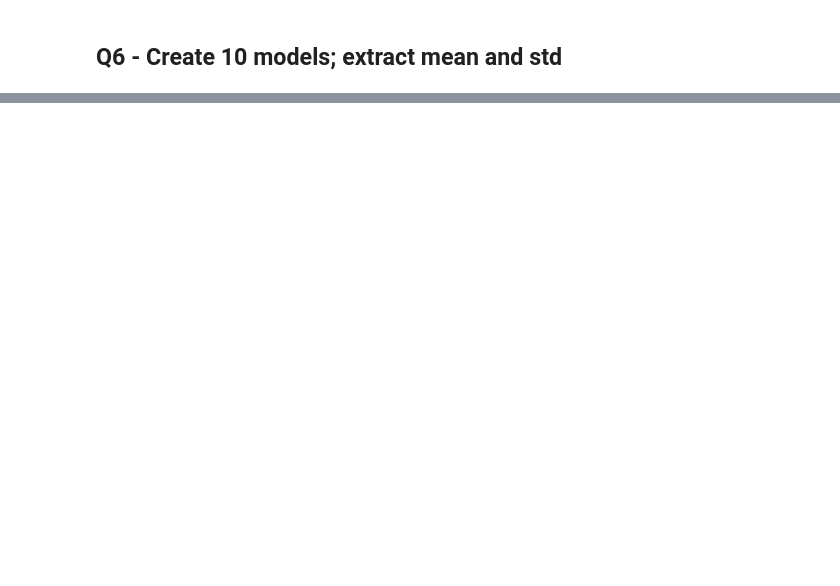
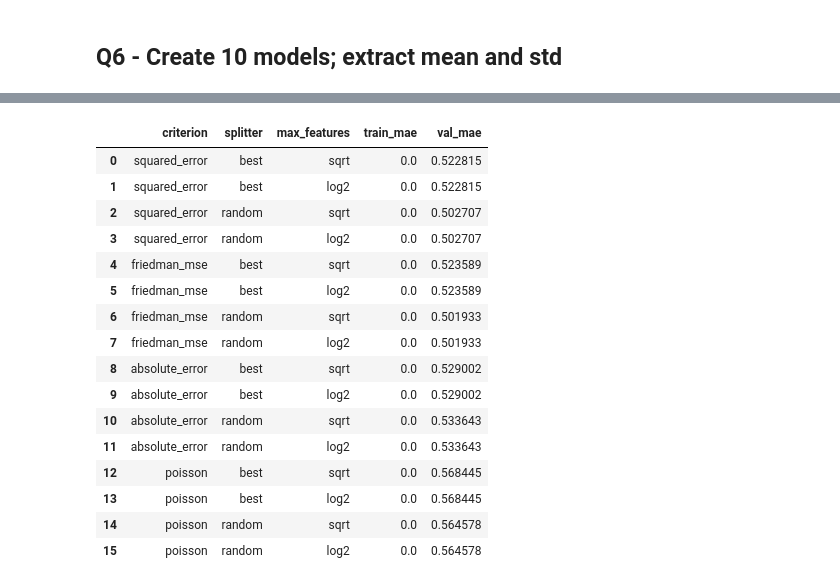
Before and after one commit to lazarosgogos/ML-exercises, a Jupyter notebook: ML_Project_4.ipynb, the cells around one changed output, grey strips where cells are left out. Drawn from its saved outputs; the diff is of its cells as text; code cells hidden in the pictures; blank space fills up the shorter version.

```diff
--- a/ML_Project_4.ipynb
+++ b/ML_Project_4.ipynb
@@ -280,6 +280,7 @@ Residual sugar's correlation with quality is -0.04<0, meaning that the sweeter t
 # %% [markdown]
 ## Q4 - Creating a dataset for evaluation
 # %%
+df = df.dropna() # cleanup before feeding to model
 X, Y = df.drop(columns=['quality']), df['quality']
 X['type'] = X['type'].map({'white':0, 'red':1})
 
@@ -288,3 +289,4 @@ test_size = .1
 seed = 0
 x_train, x_test, y_train, y_test = train_test_split(X, Y, test_size=test_size,
                                                     random_state=seed)
+df.isnull().sum()
@@ -301,2 +319,19 @@ Mean absolute error of a Decision Tree Regressor is: 44.77%
 # %% [markdown]
 ## Q6 - Create 10 models; extract mean and std
+# %%
+seeds = range(0,10)
+maes = []
+for seed in seeds:
+  test_size = .1
+  seed = 0
+  x_train, x_test, y_train, y_test = train_test_split(X, Y, test_size=test_size,
+                                                      random_state=seed)
+  dtr = DecisionTreeRegressor(random_state=seed)
+  dtr.fit(x_train, y_train)
+  y_preds = dtr.predict(x_test)
+  error = round(mean_absolute_error(y_test, y_preds) * 100, 2)
+  maes.append(error)
+maes = np.array(maes)
+mean = maes.mean()
+std = maes.std()
+print(f'The mean absolute error is {mean:.2f}%, and the std is {std:.2f}%, over 10 runs')
@@ -302,0 +344,53 @@ Mean absolute error of a Decision Tree Regressor is: 44.77%
+# %%
+test_size = .1
+val_size = 2/9 # 20% out of the 90% that contains the dataset
+seed=0
+x_train, x_test, y_train, y_test = train_test_split(X, Y, test_size=test_size,
+                                                    random_state=seed)
+x_train, x_val, y_train, y_val = train_test_split(x_train, y_train,
+                                                  test_size=val_size,
+                                                  random_state=seed)
+# Y.shape, y_train.shape, y_val.shape, y_test.shape
+print(f'Train set percentage: {(y_train.shape[0]/Y.shape[0])*100:.2f}%')
+print(f'Val set percentage  : {(y_val.shape[0]/Y.shape[0])*100:.2f}%')
+print(f'Test set percentage : {(y_test.shape[0]/Y.shape[0])*100:.2f}%')
+
+config = {'criterion': ['squared_error', 'friedman_mse', 'absolute_error', 'poisson'],
+          'splitter': ['best', 'random'],
+          # 'max_depth': [2,4,8,16,32,64],
+          # 'min_samples_split': [2,4,8,16,32,64],
+          'max_features': ['sqrt', 'log2'],
+          'random_state': [seed],
+          }
+results = []
+grid_cols = [*config.keys()]
+grid_cols.remove('random_state')
+grid_cols.extend(['train_mae', 'val_mae'])
+grid_df = pd.DataFrame(columns=grid_cols)
+for criterion in config['criterion']:
+  for splitter in config['splitter']:
+    for max_features in config['max_features']:
+      for random_state in config['random_state']:
+      # for min_samples_leaf in config['min_samples_leaf']:
+      #   for max_features in config['max_features']:
+      #     for ccp_alpha in config['ccp_alpha']:
+            tree = DecisionTreeRegressor(criterion=criterion,
+                                         splitter=splitter,
+                                          # max_depth=max_depth,
+                                          # min_samples_split=min_samples_split,
+                                          # min_samples_leaf=min_samples_leaf,
+                                          max_features=max_features,
+                                          # ccp_alpha=ccp_alpha
+                                          random_state=random_state,
+                                         )
+            tree.fit(x_train, y_train)
+            y_pred_train = tree.predict(x_train)
+            y_pred_val = tree.predict(x_val)
+            tree_mae_train = mean_absolute_error(y_train, y_pred_train)
+            tree_mae_val = mean_absolute_error(y_val, y_pred_val)
+            results.append((criterion, splitter, max_features,
+                            tree_mae_train, tree_mae_val))
+
+grid_df = pd.DataFrame(results, columns=grid_cols)
+grid_df
+# %% [output]
@@ -302,0 +400,17 @@ Mean absolute error of a Decision Tree Regressor is: 44.77%
+|  | criterion | splitter | max_features | train_mae | val_mae |
+| 0 | squared_error | best | sqrt | 0.0 | 0.522815 |
+| 1 | squared_error | best | log2 | 0.0 | 0.522815 |
+| 2 | squared_error | random | sqrt | 0.0 | 0.502707 |
+| 3 | squared_error | random | log2 | 0.0 | 0.502707 |
+| 4 | friedman_mse | best | sqrt | 0.0 | 0.523589 |
+| 5 | friedman_mse | best | log2 | 0.0 | 0.523589 |
+| 6 | friedman_mse | random | sqrt | 0.0 | 0.501933 |
+| 7 | friedman_mse | random | log2 | 0.0 | 0.501933 |
+| 8 | absolute_error | best | sqrt | 0.0 | 0.529002 |
+| 9 | absolute_error | best | log2 | 0.0 | 0.529002 |
+| 10 | absolute_error | random | sqrt | 0.0 | 0.533643 |
+| 11 | absolute_error | random | log2 | 0.0 | 0.533643 |
+| 12 | poisson | best | sqrt | 0.0 | 0.568445 |
+| 13 | poisson | best | log2 | 0.0 | 0.568445 |
+| 14 | poisson | random | sqrt | 0.0 | 0.564578 |
+| 15 | poisson | random | log2 | 0.0 | 0.564578 |
```
Also changed, not shown: parts of 15 cells of this notebook.
